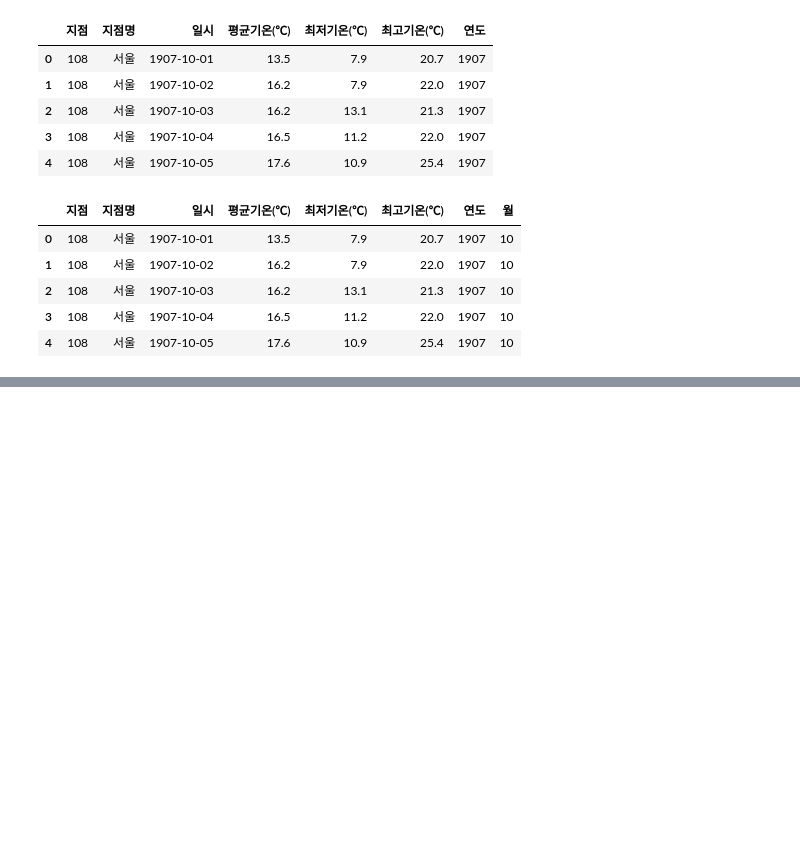
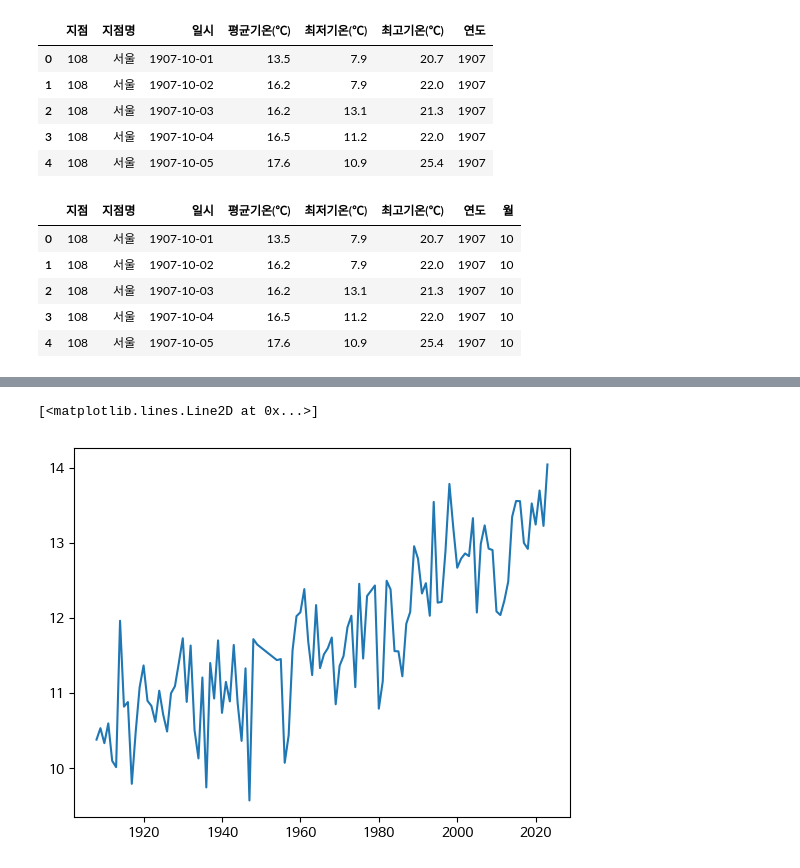
Before and after one commit to venture21/DataScience2024, a Jupyter notebook: 서울100년의날씨데이터분석.ipynb, the cells around one changed output, grey strips where cells are left out. Saved outputs shown, nothing was run; the diff lists cells and outputs as text; code cells hidden in the pictures; blank space fills up the shorter version.

```diff
--- a/서울100년의날씨데이터분석.ipynb
+++ b/서울100년의날씨데이터분석.ipynb
@@ -243,0 +255,3 @@ Index([ 0,  1,  2,  3,  4,  5,  6,  7,  8,  9, 10, 11, 12, 13, 14, 15, 16, 17,
+# %%
+df.reset_index(drop=True, inplace=True)
+df.info()
@@ -243,0 +274,23 @@ Index([ 0,  1,  2,  3,  4,  5,  6,  7,  8,  9, 10, 11, 12, 13, 14, 15, 16, 17,
+# %%
+start_year = 1907
+end_year = 2025
+monthAvg =[]
+index = []
+
+for year in range(start_year,end_year):
+    avg = []
+    if year%4 == 0:
+        oneYear = 366
+    else:
+        oneYear = 365
+
+    year_df = df[df['연도']==year]
+    if year_df.shape[0] < oneYear:
+        delList = df[df['연도']==year].index
+        df.drop(delList, inplace=True)
+    else:
+        index.append(year)
+        for month in range(1,13):
+            avg.append(year_df[year_df['월']==month]['평균기온(℃)'].mean())
+        monthAvg.append(avg)
+        print("{}:{}".format(year,year_df.shape[0]))
@@ -243,0 +322,4 @@ Index([ 0,  1,  2,  3,  4,  5,  6,  7,  8,  9, 10, 11, 12, 13, 14, 15, 16, 17,
+# %%
+columns=['1월','2월','3월','4월','5월','6월','7월','8월','9월','10월','11월','12월']
+month_df = pd.DataFrame(monthAvg, index=index, columns=columns)
+month_df.head()
@@ -243,0 +355,6 @@ Index([ 0,  1,  2,  3,  4,  5,  6,  7,  8,  9, 10, 11, 12, 13, 14, 15, 16, 17,
+# %%
+yearAvg = []
+for year in month_df.index:
+    #print("{}:{}".format(year,month_df.loc[year].mean()))
+    yearAvg.append(month_df.loc[year].mean())
+yearAvg
@@ -243,0 +379,7 @@ Index([ 0,  1,  2,  3,  4,  5,  6,  7,  8,  9, 10, 11, 12, 13, 14, 15, 16, 17,
+# %%
+#matplotlib으로 그래프 plot으로 그리기
+import matplotlib.pyplot as plt
+plt.plot(index,yearAvg)
+# %% [output]
+[<matplotlib.lines.Line2D at 0x...>]
+[figure, added]
```
Also changed, not shown: parts of 20 cells of this notebook.
